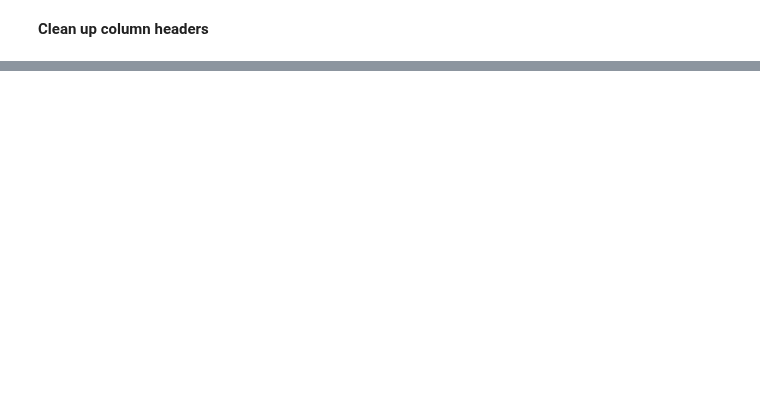
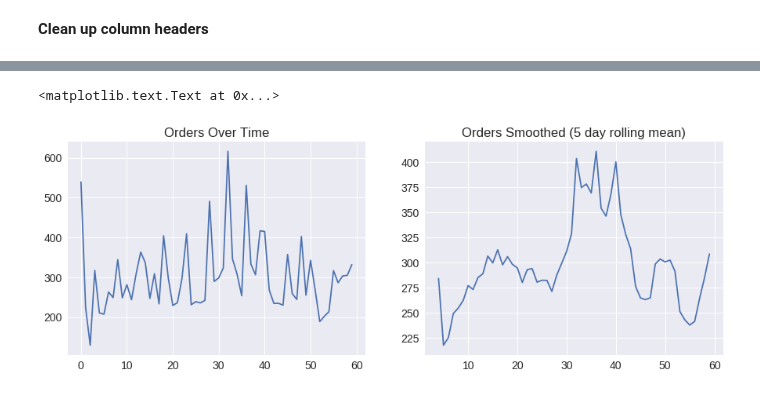
Before and after one commit to aigruber22/brazilian_logistics_company_time_series, a Jupyter notebook: ipynb/01-EDA.ipynb, the cells around one changed output, grey strips where cells are left out. Saved outputs shown, nothing was run; the diff lists cells and outputs as text; code cells hidden in the pictures; blank space fills up the shorter version.

Commit message:
Line charts for orders over time. Rolling mean.

```diff
--- a/ipynb/01-EDA.ipynb
+++ b/ipynb/01-EDA.ipynb
@@ -14,0 +13,3 @@ df.rename(columns=lambda x: x.replace(' ', '_'), inplace=True)
+# %%
+df.rename(columns=lambda x: x.replace('(', ''), inplace=True)
+df.rename(columns=lambda x: x.replace(')', ''), inplace=True)
@@ -23,0 +43,2 @@ sns.heatmap(df_corr, cmap='RdBu', annot=True)
+# %%
+df['ticks'] = range(0, len(df.index.values))
@@ -23,0 +57,11 @@ sns.heatmap(df_corr, cmap='RdBu', annot=True)
+# %%
+df['rolling_mean'] = df['Target_Total_orders'].rolling(window = 5).mean()
+# %%
+fig, axes = plt.subplots(nrows = 1, ncols = 2, figsize = (15,5));
+axes[0].plot('ticks', 'Target_Total_orders', data = df);
+axes[0].set_title('Orders Over Time');
+axes[1].plot('ticks', 'rolling_mean', data = df)
+axes[1].set_title('Orders Smoothed (5 day rolling mean)')
+# %% [output]
+<matplotlib.text.Text at 0x...>
+[figure, added]
```
Also changed, not shown: parts of 10 cells of this notebook.
